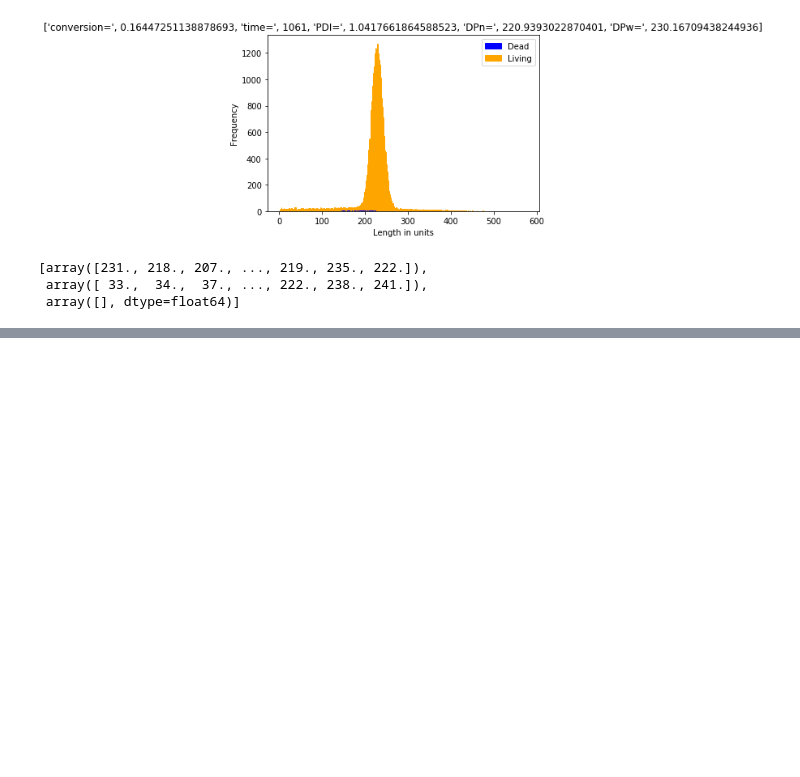
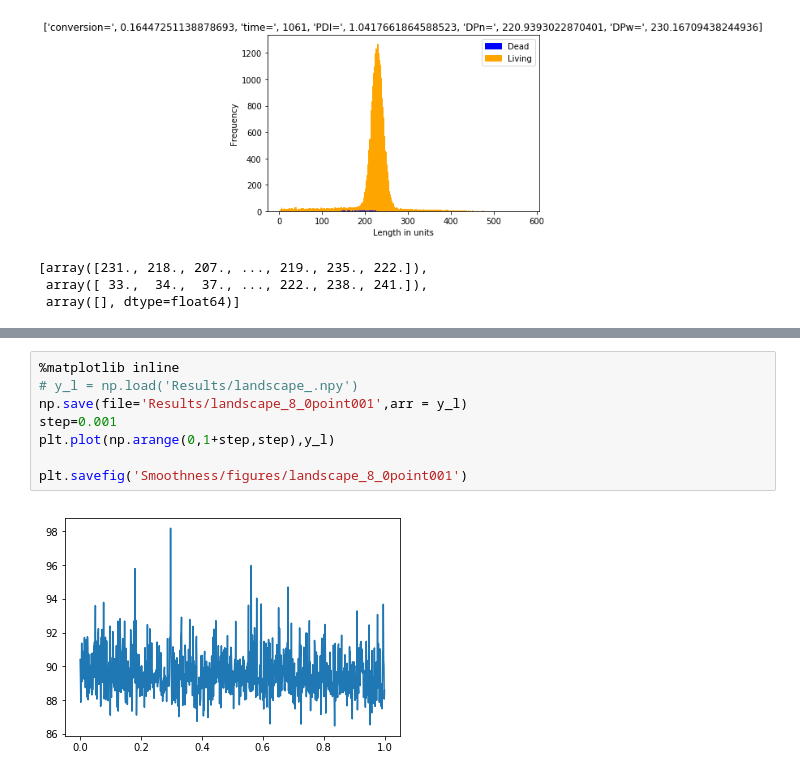
Before and after one commit to appie-17/PolymerGrowthSimulator, a Jupyter notebook: Bayesian Optimization.ipynb, the cells around one changed output, grey strips where cells are left out. Drawn from its saved outputs; the diff is of its cells as text; blank space fills up the shorter version.

```diff
--- a/Bayesian Optimization.ipynb
+++ b/Bayesian Optimization.ipynb
@@ -84,0 +70,10 @@ diff.sim(*xp[yp.argmin()],final_plot=True)
+# %%
+%matplotlib inline
+# y_l = np.load('Results/landscape_.npy')
+np.save(file='Results/landscape_8_0point001',arr = y_l)
+step=0.001
+plt.plot(np.arange(0,1+step,step),y_l)
+
+plt.savefig('Smoothness/figures/landscape_8_0point001')
+# %% [output]
+[figure, added]
```
Also changed, not shown: parts of 8 cells of this notebook, 9 other files.
